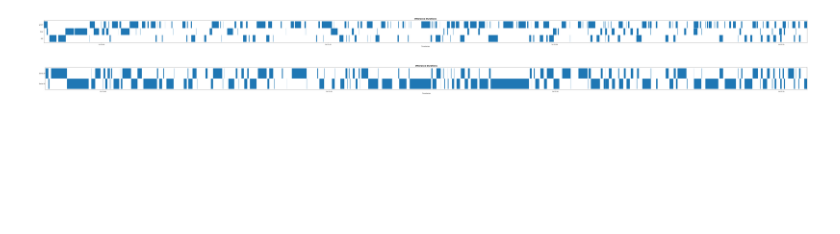
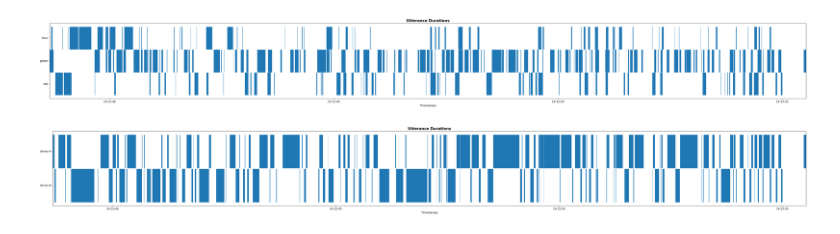
Before and after one commit to paulosoaresua/tomcat-coordination_analysis, a Jupyter notebook: notebooks/Check Vocalics.ipynb, the cells around one changed output. Saved outputs shown, nothing was run; the diff lists cells and outputs as text; code cells hidden in the pictures; blank space fills up the shorter version.

```diff
--- a/notebooks/Check Vocalics.ipynb
+++ b/notebooks/Check Vocalics.ipynb
@@ -44,10 +31,10 @@ plt.subplots_adjust(hspace=0.5)
 # %%
-plt.figure(figsize=(100, 3))
+plt.figure(figsize=(50, 5))
 plot_utterance_durations(plt.gca(), trial.vocalics.utterances_per_subject)
 # %% [output]
-[figure, old version]
+[figure, new version]
 # %%
-plt.figure(figsize=(100, 3))
+plt.figure(figsize=(50, 5))
 vocalics_component.plot_utterance_durations(plt.gca())
 # %% [output]
-[figure, old version]
+[figure, new version]
```
Also changed, not shown: parts of 6 cells of this notebook, 3 other files.
